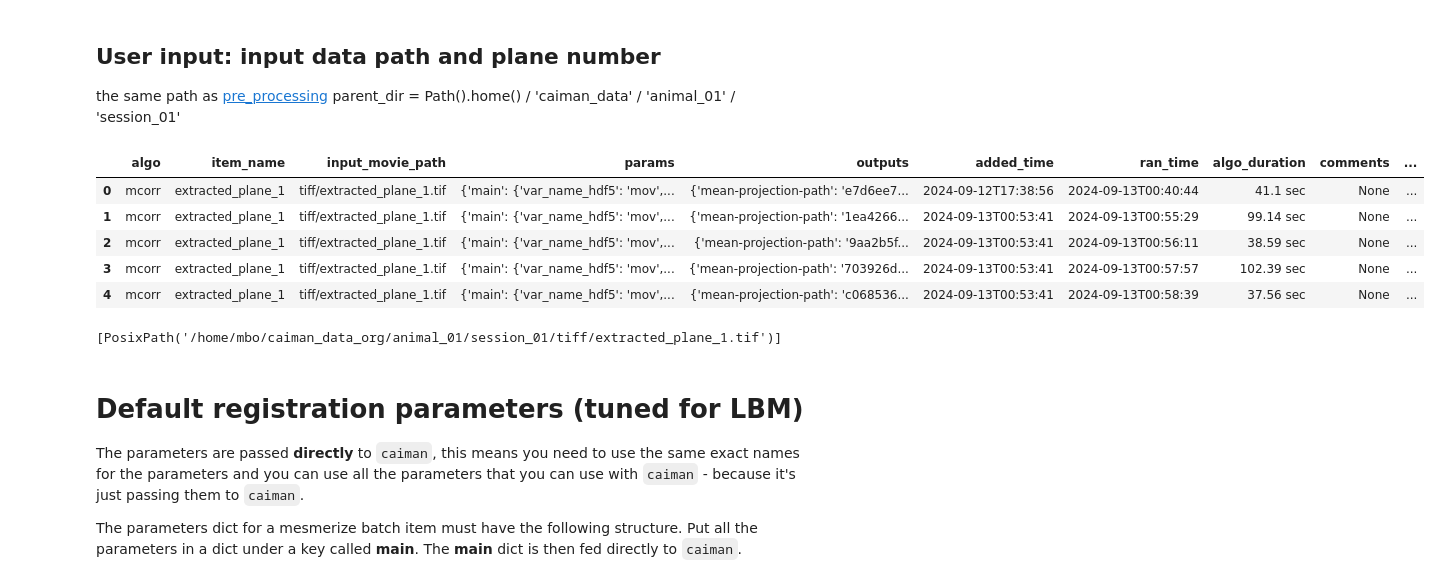
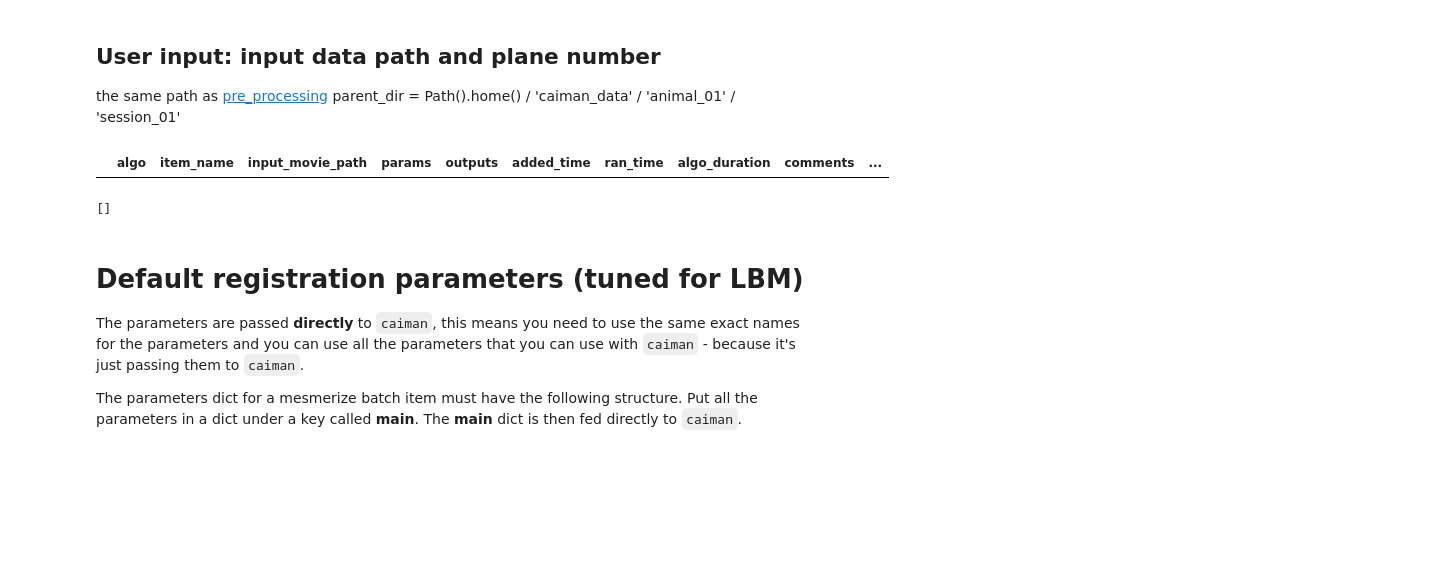
Before and after one commit to MillerBrainObservatory/LBM-CaImAn-Python, a Jupyter notebook: demos/notebooks/registration.ipynb, the cells around one changed output. Drawn from its saved outputs; the diff is of its cells as text; code cells hidden in the pictures; blank space fills up the shorter version.

```diff
--- a/demos/notebooks/registration.ipynb
+++ b/demos/notebooks/registration.ipynb
@@ -93,36 +99,31 @@ parent_dir = Path().home() / 'caiman_data' / 'animal_01' / 'session_01'
 # %%
 # File locations:
 # - batch.pickle parent directory
 # - input movie
 
 # parent_path = Path().home() / "caiman_data_org"
-parent_path = Path().home() / "caiman_data_org" / 'animal_01' / 'session_01'
+parent_path = Path().home() / "caiman_data" / 'animal_01' / 'session_01'
 save_path = parent_path / 'registration_results'
 
 # for TIFF
-tiff_path = parent_path / 'tiff'
-tiff_files = [x for x in Path(tiff_path).glob('*.tif*')]
+# tiff_path = parent_path / 'tiff'
+# tiff_files = [x for x in Path(tiff_path).glob('*.tif*')]
 
 # for ZARR
-# movie_path = raw_data_path / 'animal_01' / "session_01" / 'plane_1.zarr'
-# movie = zarr.open(movie_path)['mov']
+movie_path = parent_path
+movie = zarr.open(movie_path)['mov']
 
 reg_batch_path = parent_path / 'batch.pickle'
 df = lcp.lbm_load_batch(reg_batch_path, overwrite=False)
 
 df=df.caiman.reload_from_disk()
 df
 # %% [output]
 |  | algo | item_name | input_movie_path | params | outputs | added_time | ran_time | algo_duration | comments | ... |
-| 0 | mcorr | extracted_plane_1 | tiff/extracted_plane_1.tif | {'main': {'var_name_hdf5': 'mov',... | {'mean-projection-path': 'e7d6ee7... | 2024-09-12T17:38:56 | 2024-09-13T00:40:44 | 41.1 sec | None | ... |
-| 1 | mcorr | extracted_plane_1 | tiff/extracted_plane_1.tif | {'main': {'var_name_hdf5': 'mov',... | {'mean-projection-path': '1ea4266... | 2024-09-13T00:53:41 | 2024-09-13T00:55:29 | 99.14 sec | None | ... |
-| 2 | mcorr | extracted_plane_1 | tiff/extracted_plane_1.tif | {'main': {'var_name_hdf5': 'mov',... | {'mean-projection-path': '9aa2b5f... | 2024-09-13T00:53:41 | 2024-09-13T00:56:11 | 38.59 sec | None | ... |
-| 3 | mcorr | extracted_plane_1 | tiff/extracted_plane_1.tif | {'main': {'var_name_hdf5': 'mov',... | {'mean-projection-path': '703926d... | 2024-09-13T00:53:41 | 2024-09-13T00:57:57 | 102.39 sec | None | ... |
-| 4 | mcorr | extracted_plane_1 | tiff/extracted_plane_1.tif | {'main': {'var_name_hdf5': 'mov',... | {'mean-projection-path': 'c068536... | 2024-09-13T00:53:41 | 2024-09-13T00:58:39 | 37.56 sec | None | ... |
 # %%
 sorted(tiff_files)
 # %% [output]
-[PosixPath('/home/mbo/caiman_data_org/animal_01/session_01/tiff/extracted_plane_1.tif')]
+[]
 # %% [markdown]
 # Default registration parameters (tuned for LBM)
 
```
Also changed, not shown: parts of 5 cells of this notebook, 2 other files.
